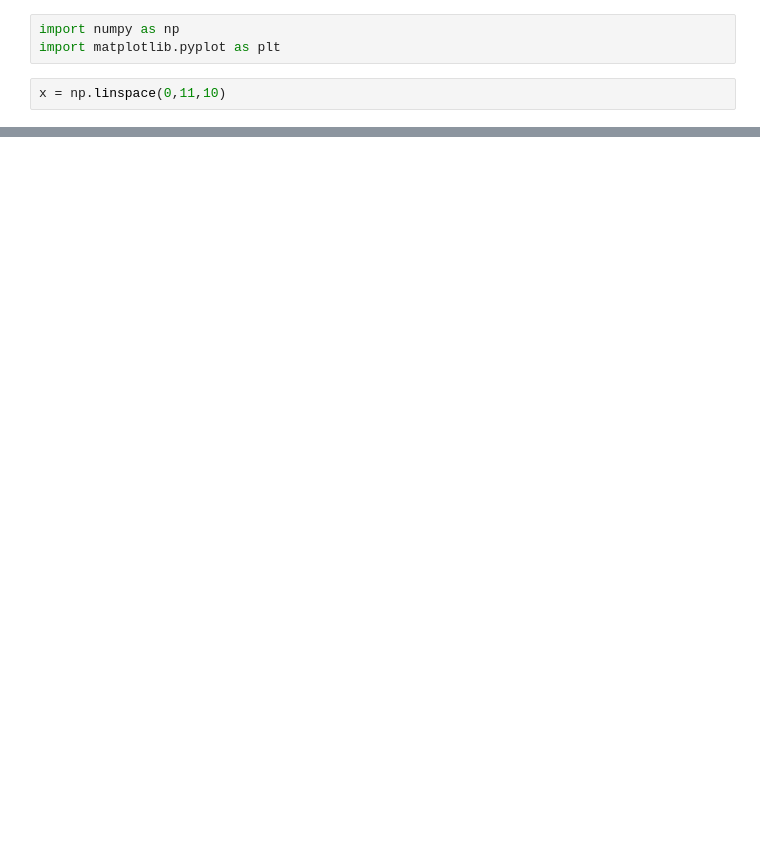
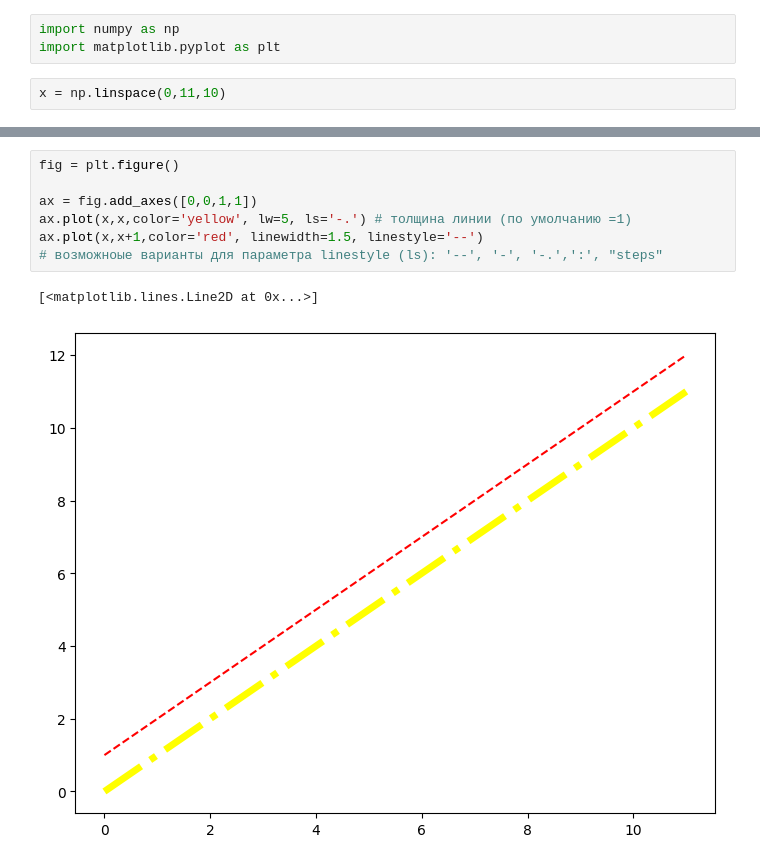
Before and after one commit to che711/DS_ML_course, a Jupyter notebook: lesson4_Matplotlib/lesson4_graphs_colors.ipynb, the cells around one changed output, grey strips where cells are left out. Drawn from its saved outputs; the diff is of its cells as text; blank space fills up the shorter version.

```diff
--- a/lesson4_Matplotlib/lesson4_graphs_colors.ipynb
+++ b/lesson4_Matplotlib/lesson4_graphs_colors.ipynb
@@ -13,0 +16,10 @@ ax.plot(x,x,color='lightblue')
+# %%
+fig = plt.figure()
+
+ax = fig.add_axes([0,0,1,1])
+ax.plot(x,x,color='yellow', lw=5, ls='-.') # толщина линии (по умолчанию =1)
+ax.plot(x,x+1,color='red', linewidth=1.5, linestyle='--')
+# возможноые варианты для параметра linestyle (ls): '--', '-', '-.',':', "steps"
+# %% [output]
+[<matplotlib.lines.Line2D at 0x...>]
+[figure, added]
```
Also changed, not shown: parts of 5 cells of this notebook.
